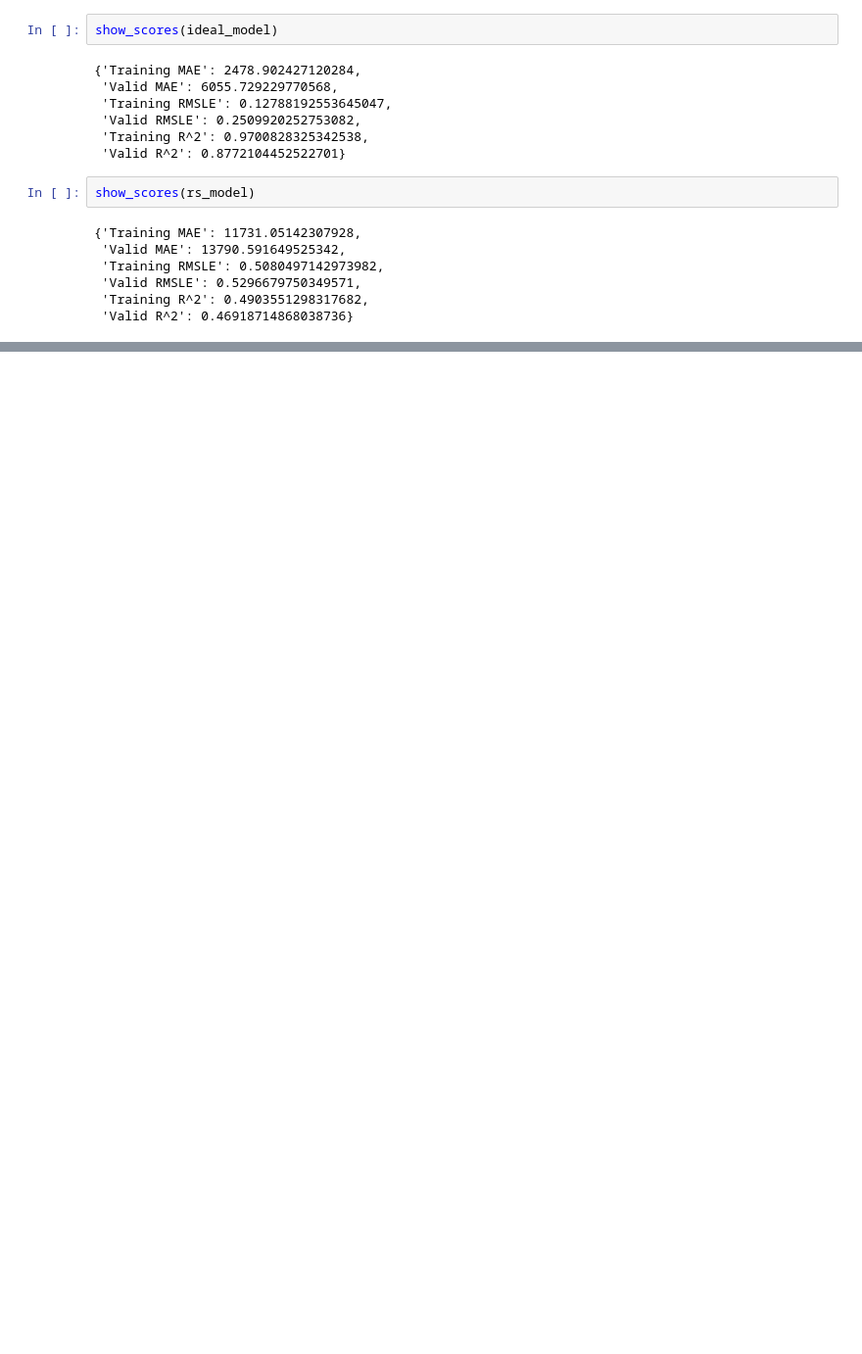
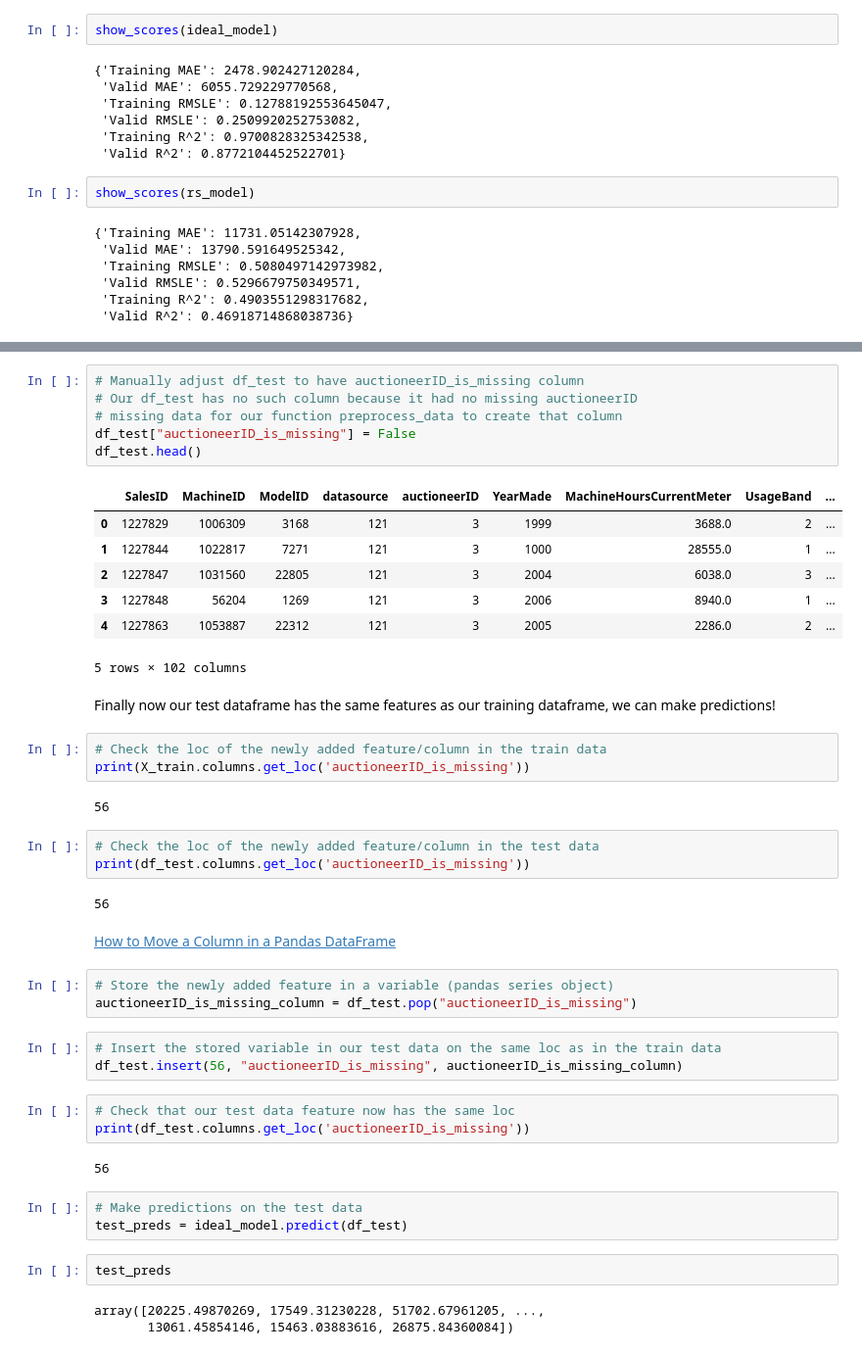
Before and after one commit to rosustefan/complete_ml_ds_bootcamp_2023, a Jupyter notebook: bulldozer-price-prediction-project/end-to-end-bulldozer-price-regression.ipynb, the cells around one changed output, grey strips where cells are left out. Shown at 98% size. Saved outputs shown, nothing was run; the diff lists cells and outputs as text; blank space fills up the shorter version.

```diff
--- a/bulldozer-price-prediction-project/end-to-end-bulldozer-price-regression.ipynb
+++ b/bulldozer-price-prediction-project/end-to-end-bulldozer-price-regression.ipynb
@@ -1168,0 +1198,47 @@ def preprocess_data(df):
+# %%
+# Manually adjust df_test to have auctioneerID_is_missing column
+# Our df_test has no such column because it had no missing auctioneerID
+# missing data for our function preprocess_data to create that column
+df_test["auctioneerID_is_missing"] = False
+df_test.head()
+# %% [output]
+|  | SalesID | MachineID | ModelID | datasource | auctioneerID | YearMade | MachineHoursCurrentMeter | UsageBand | ... |
+| 0 | 1227829 | 1006309 | 3168 | 121 | 3 | 1999 | 3688.0 | 2 | ... |
+| 1 | 1227844 | 1022817 | 7271 | 121 | 3 | 1000 | 28555.0 | 1 | ... |
+| 2 | 1227847 | 1031560 | 22805 | 121 | 3 | 2004 | 6038.0 | 3 | ... |
+| 3 | 1227848 | 56204 | 1269 | 121 | 3 | 2006 | 8940.0 | 1 | ... |
+| 4 | 1227863 | 1053887 | 22312 | 121 | 3 | 2005 | 2286.0 | 2 | ... |
+5 rows × 102 columns
+# %% [markdown]
+Finally now our test dataframe has the same features as our training dataframe, we can make predictions!
+# %%
+# Check the loc of the newly added feature/column in the train data
+print(X_train.columns.get_loc('auctioneerID_is_missing'))
+# %% [output]
+56
+# %%
+# Check the loc of the newly added feature/column in the test data
+print(df_test.columns.get_loc('auctioneerID_is_missing'))
+# %% [output]
+56
+# %% [markdown]
+[How to Move a Column in a Pandas DataFrame](https://www.geeksforgeeks.org/how-to-move-a-column-to-first-position-in-pandas-dataframe/)
+# %%
+# Store the newly added feature in a variable (pandas series object)
+auctioneerID_is_missing_column = df_test.pop("auctioneerID_is_missing")
+# %%
+# Insert the stored variable in our test data on the same loc as in the train data
+df_test.insert(56, "auctioneerID_is_missing", auctioneerID_is_missing_column)
+# %%
+# Check that our test data feature now has the same loc
+print(df_test.columns.get_loc('auctioneerID_is_missing'))
+# %% [output]
+56
+# %%
+# Make predictions on the test data
+test_preds = ideal_model.predict(df_test)
+# %%
+test_preds
+# %% [output]
+array([20225.49870269, 17549.31230228, 51702.67961205, ...,
+       13061.45854146, 15463.03883616, 26875.84360084])
```
Also changed, not shown: parts of 20 cells of this notebook.
